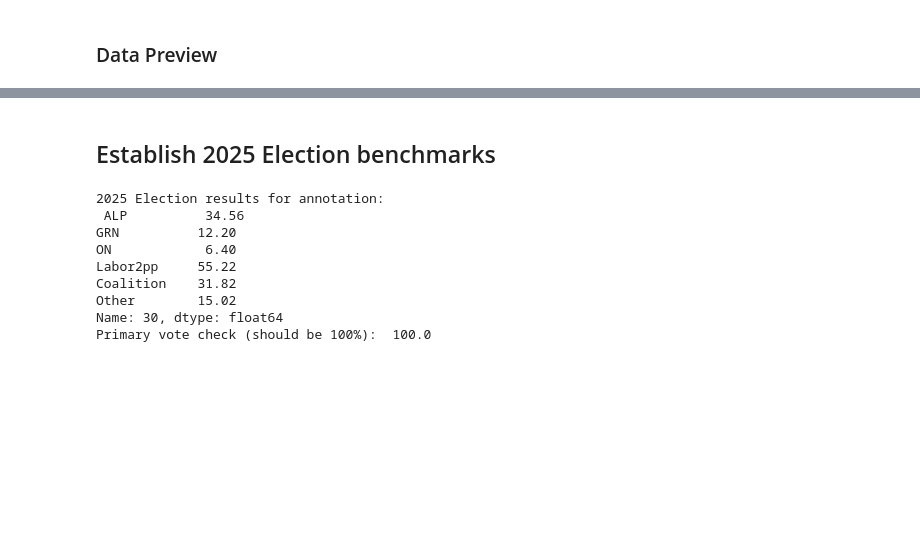
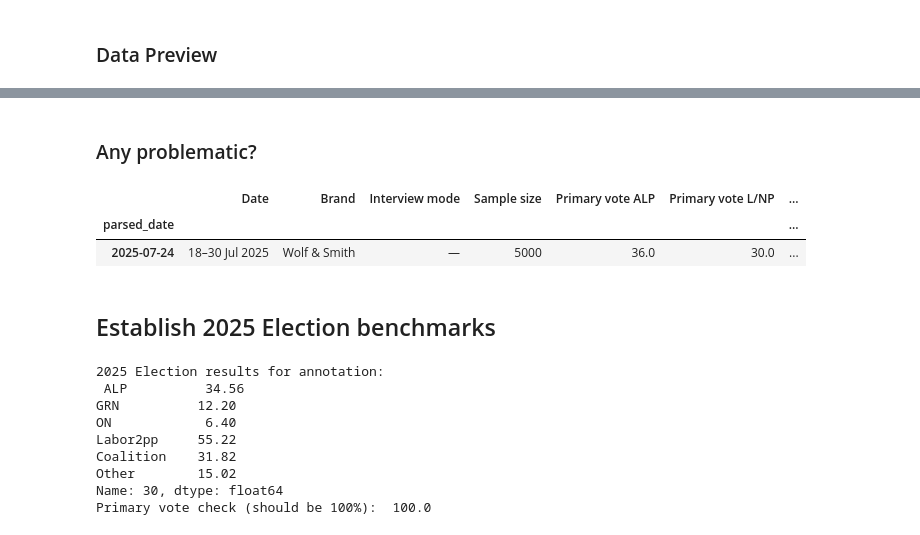
Before and after one commit to bpalmer4/Election-2028, a Jupyter notebook: notebooks/chart_LOESS_Trend_Analysis.ipynb, the cells around one changed output, grey strips where cells are left out. Saved outputs shown, nothing was run; the diff lists cells and outputs as text; code cells hidden in the pictures; blank space fills up the shorter version.

```diff
--- a/notebooks/chart_LOESS_Trend_Analysis.ipynb
+++ b/notebooks/chart_LOESS_Trend_Analysis.ipynb
@@ -97,3 +97,12 @@ preview_polling_data(data)
+# %% [markdown]
+### Any problematic?
+# %%
+# Check for any problematic entries as identified by the scraper
+data.loc[data.problematic]
+# %% [output]
+|  | Date | Brand | Interview mode | Sample size | Primary vote ALP | Primary vote L/NP | ... |
+| parsed_date |  |  |  |  |  |  | ... |
+| 2025-07-24 | 18–30 Jul 2025 | Wolf & Smith | — | 5000 | 36.0 | 30.0 | ... |
 # %% [markdown]
 ## Establish 2025 Election benchmarks
 # %%
```
Also changed, not shown: parts of 4 cells of this notebook, 2 other files.
